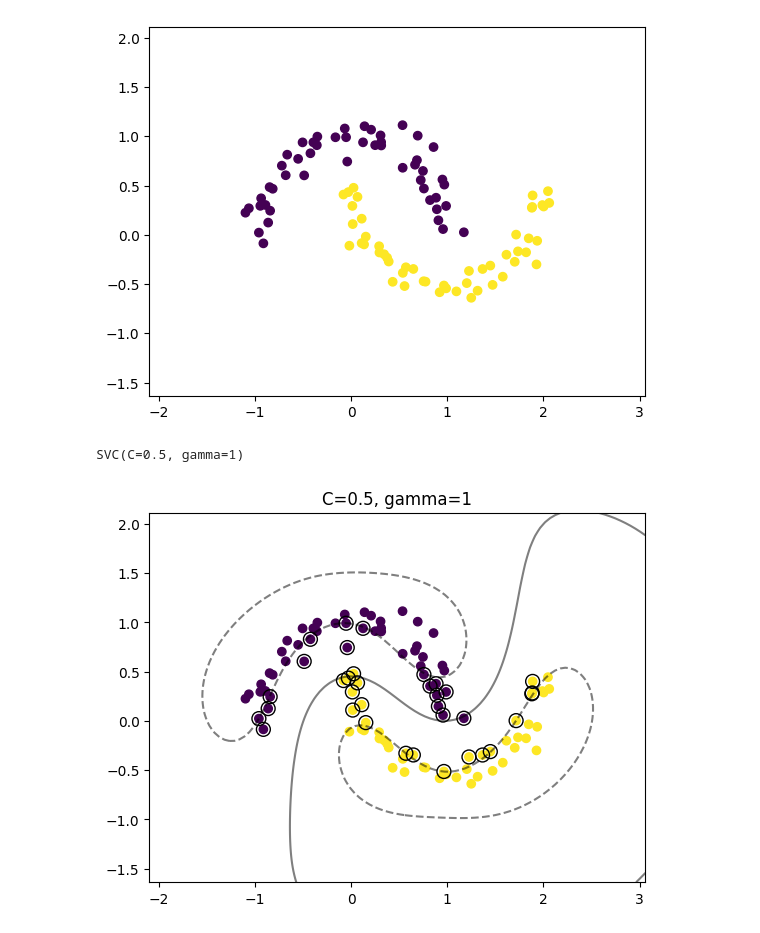
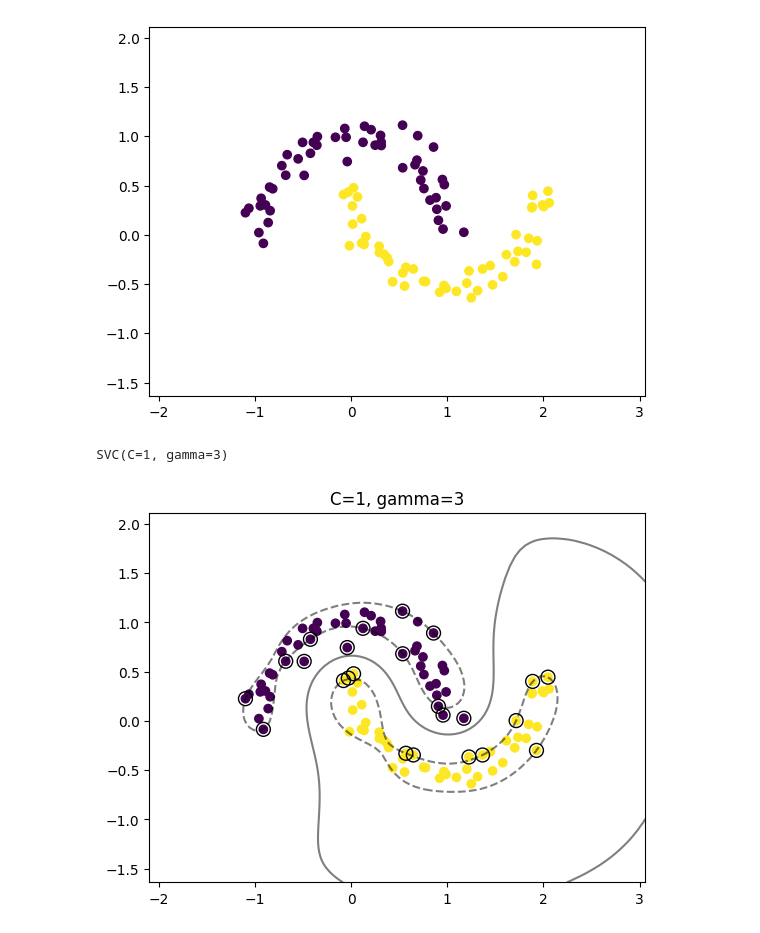
Before and after one commit to cyp-ark/SVM, a Jupyter notebook: code.ipynb, the cells around one changed output. Drawn from its saved outputs; the diff is of its cells as text; code cells hidden in the pictures.

```diff
--- a/code.ipynb
+++ b/code.ipynb
@@ -163,10 +163,10 @@ plt.show()
 # %%
 from sklearn.svm import SVC
 
-svm = SVC(C=0.5,gamma=1,kernel="rbf")
+svm = SVC(C=1,gamma=3,kernel="rbf")
 svm.fit(X3,y3)
 # %% [output]
-SVC(C=0.5, gamma=1)
+SVC(C=1, gamma=3)
 # %%
 from sklearn.inspection import DecisionBoundaryDisplay
 
@@ -174,32 +174,32 @@ ax = plt.gca()
 
 plt.scatter('x1','x2',c='class',data=df3)
 
 
 DecisionBoundaryDisplay.from_estimator(
     svm,
     X3,
     plot_method="contour",
     colors="k",
     levels=[-1, 0, 1],
     alpha=0.5,
     linestyles=["--", "-", "--"],
     ax=ax
 )
 
 ax.scatter(
     svm.support_vectors_[:, 0],
     svm.support_vectors_[:, 1],
     s=100,
     linewidth=1,
     facecolors="none",
     edgecolors="k",
 )
 
-plt.title("C=0.5, gamma=1")
+plt.title("C=1, gamma=3")
 
 plt.xlim([min(df3['x1'])-1,max(df3['x1'])+1])
 plt.ylim([min(df3['x2'])-1,max(df3['x2'])+1])
 
 plt.show()
 # %% [output]
-[figure, old version]
+[figure, new version]
```
Also changed, not shown: 4 other files.
